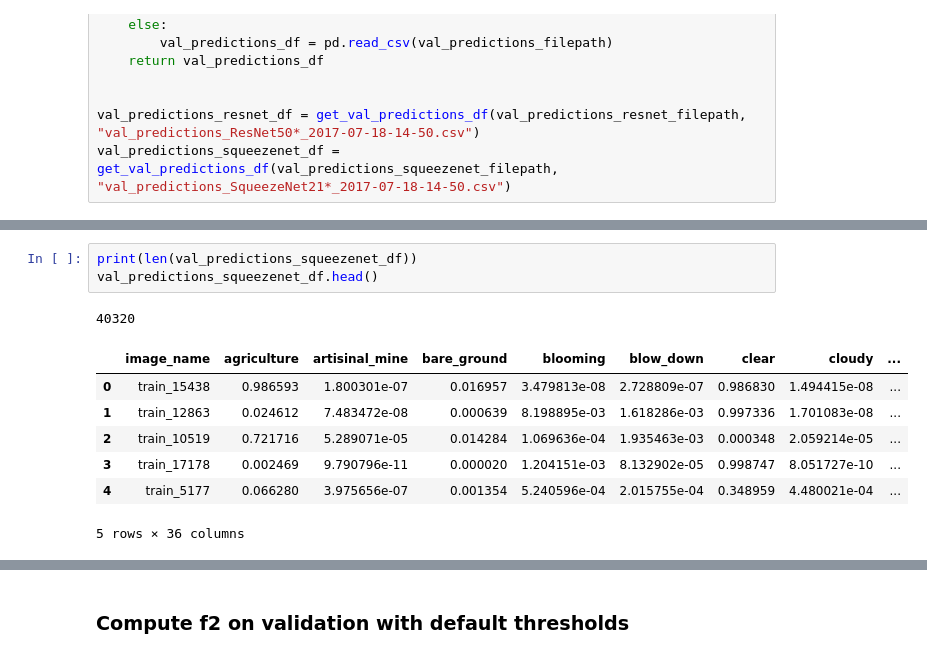
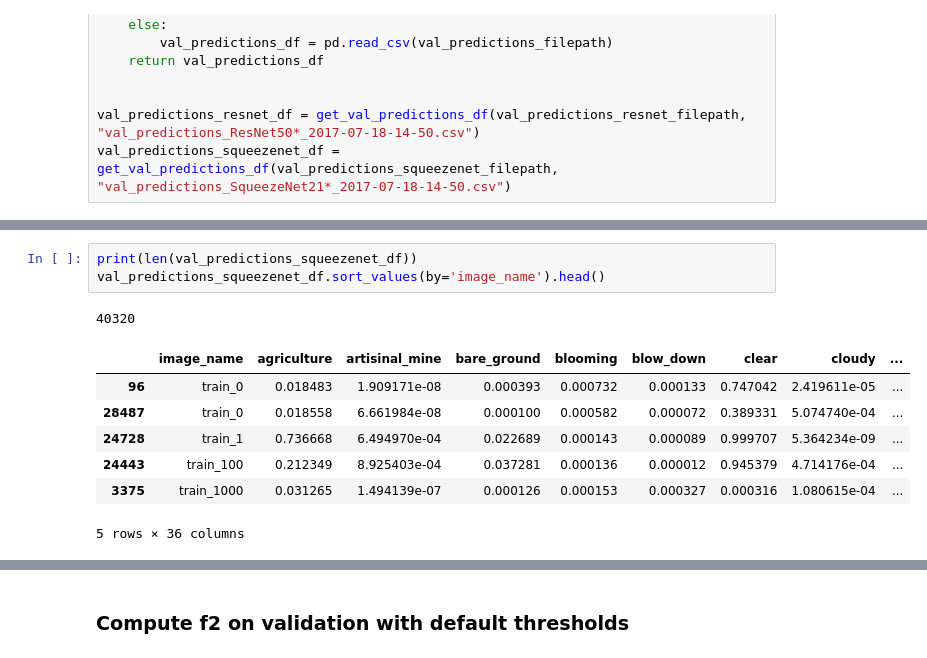
Before and after one commit to vfdev-5/planet_amazon_rainforest, a Jupyter notebook: notebooks/predictions_blender.ipynb, the cells around one changed output, grey strips where cells are left out. Saved outputs shown, nothing was run; the diff lists cells and outputs as text.

```diff
--- a/notebooks/predictions_blender.ipynb
+++ b/notebooks/predictions_blender.ipynb
@@ -82,14 +82,14 @@ val_predictions_resnet_df.head()
 5 rows × 36 columns
 # %%
 print(len(val_predictions_squeezenet_df))
-val_predictions_squeezenet_df.head()
+val_predictions_squeezenet_df.sort_values(by='image_name').head()
 # %% [output]
 40320
 |  | image_name | agriculture | artisinal_mine | bare_ground | blooming | blow_down | clear | cloudy | ... |
-| 0 | train_15438 | 0.986593 | 1.800301e-07 | 0.016957 | 3.479813e-08 | 2.728809e-07 | 0.986830 | 1.494415e-08 | ... |
-| 1 | train_12863 | 0.024612 | 7.483472e-08 | 0.000639 | 8.198895e-03 | 1.618286e-03 | 0.997336 | 1.701083e-08 | ... |
-| 2 | train_10519 | 0.721716 | 5.289071e-05 | 0.014284 | 1.069636e-04 | 1.935463e-03 | 0.000348 | 2.059214e-05 | ... |
-| 3 | train_17178 | 0.002469 | 9.790796e-11 | 0.000020 | 1.204151e-03 | 8.132902e-05 | 0.998747 | 8.051727e-10 | ... |
-| 4 | train_5177 | 0.066280 | 3.975656e-07 | 0.001354 | 5.240596e-04 | 2.015755e-04 | 0.348959 | 4.480021e-04 | ... |
+| 96 | train_0 | 0.018483 | 1.909171e-08 | 0.000393 | 0.000732 | 0.000133 | 0.747042 | 2.419611e-05 | ... |
+| 28487 | train_0 | 0.018558 | 6.661984e-08 | 0.000100 | 0.000582 | 0.000072 | 0.389331 | 5.074740e-04 | ... |
+| 24728 | train_1 | 0.736668 | 6.494970e-04 | 0.022689 | 0.000143 | 0.000089 | 0.999707 | 5.364234e-09 | ... |
+| 24443 | train_100 | 0.212349 | 8.925403e-04 | 0.037281 | 0.000136 | 0.000012 | 0.945379 | 4.714176e-04 | ... |
+| 3375 | train_1000 | 0.031265 | 1.494139e-07 | 0.000126 | 0.000153 | 0.000327 | 0.000316 | 1.080615e-04 | ... |
 5 rows × 36 columns
 # %%
```
Also changed, not shown: parts of 15 cells of this notebook, 1 other file.
